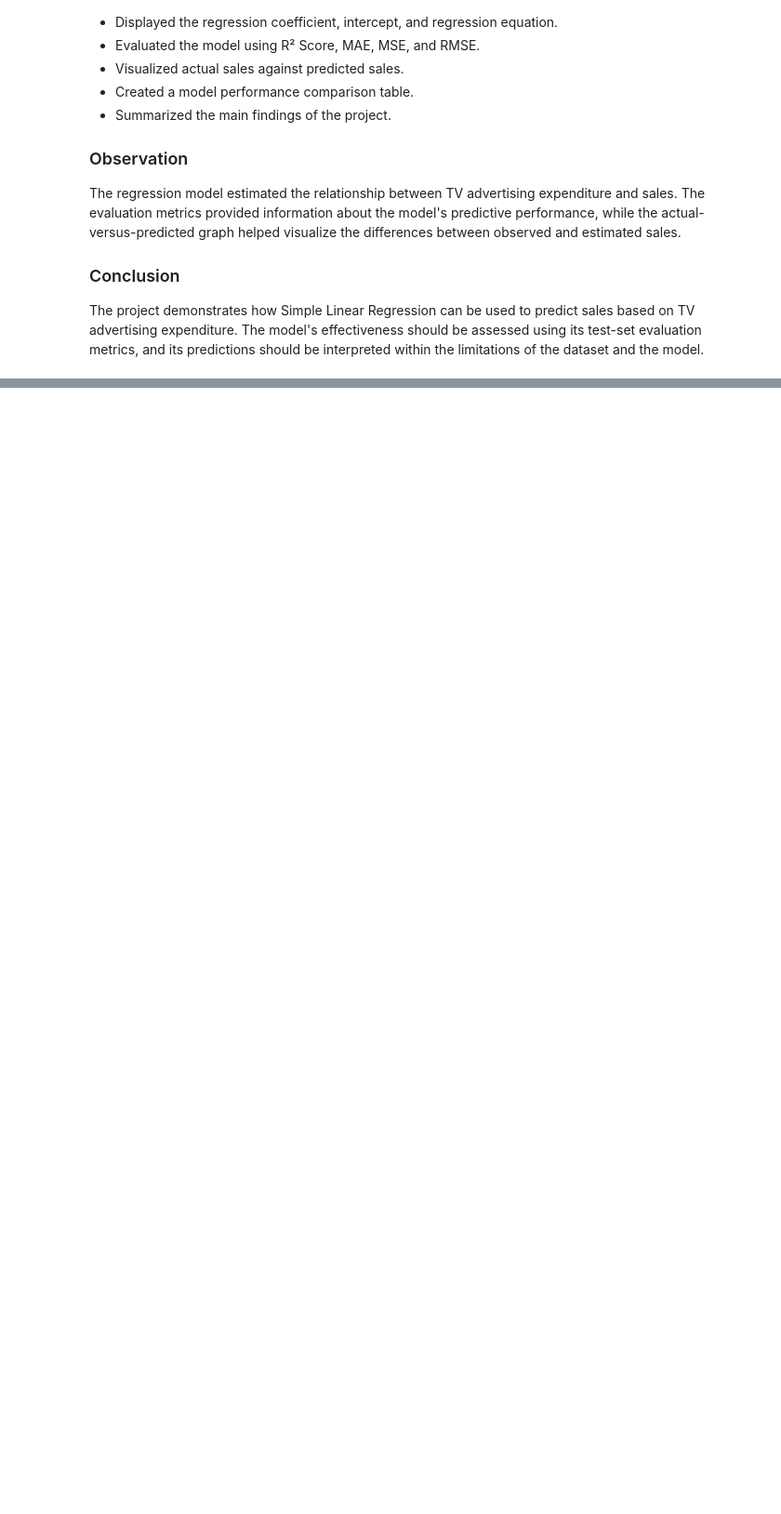
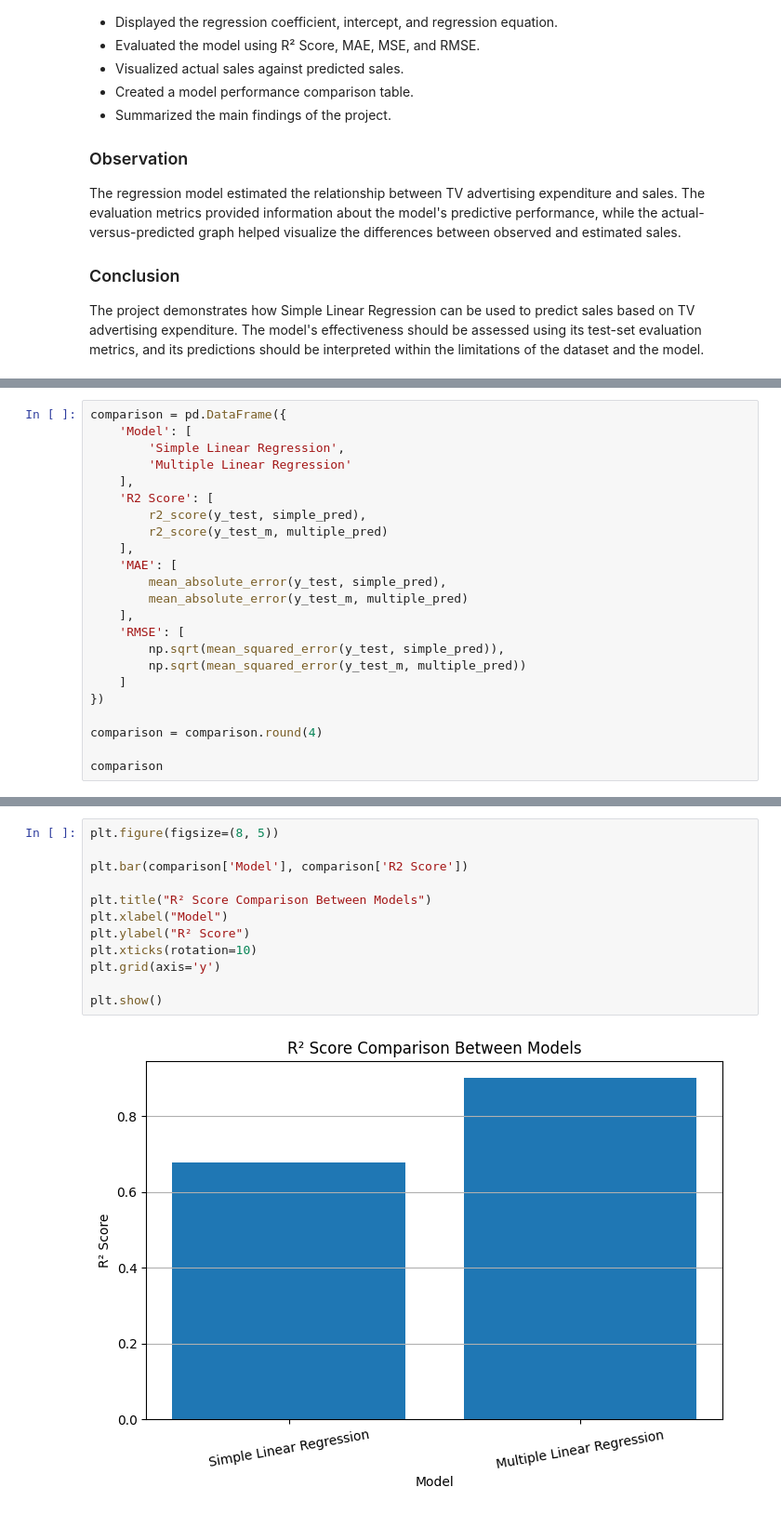
Before and after one commit to shreeshreeya69-crypto/simple-linear-regression-ybi, a Jupyter notebook: Simple_Linear_Regression_YBI.ipynb, the cells around one changed output, grey strips where cells are left out. Shown at 93% size. Cells and saved outputs as stored; diff of their text form; blank space fills up the shorter version.

```diff
--- a/Simple_Linear_Regression_YBI.ipynb
+++ b/Simple_Linear_Regression_YBI.ipynb
@@ -3166,0 +3285,23 @@ The project demonstrates how Simple Linear Regression can be used to predict sal
+# %%
+comparison = pd.DataFrame({
+    'Model': [
+        'Simple Linear Regression',
+        'Multiple Linear Regression'
+    ],
+    'R2 Score': [
+        r2_score(y_test, simple_pred),
+        r2_score(y_test_m, multiple_pred)
+    ],
+    'MAE': [
+        mean_absolute_error(y_test, simple_pred),
+        mean_absolute_error(y_test_m, multiple_pred)
+    ],
+    'RMSE': [
+        np.sqrt(mean_squared_error(y_test, simple_pred)),
+        np.sqrt(mean_squared_error(y_test_m, multiple_pred))
+    ]
+})
+
+comparison = comparison.round(4)
+
+comparison
@@ -3166,0 +3312,14 @@ The project demonstrates how Simple Linear Regression can be used to predict sal
+# %%
+plt.figure(figsize=(8, 5))
+
+plt.bar(comparison['Model'], comparison['R2 Score'])
+
+plt.title("R² Score Comparison Between Models")
+plt.xlabel("Model")
+plt.ylabel("R² Score")
+plt.xticks(rotation=10)
+plt.grid(axis='y')
+
+plt.show()
+# %% [output]
+[figure, added]
```
Also changed, not shown: parts of 9 cells of this notebook.
